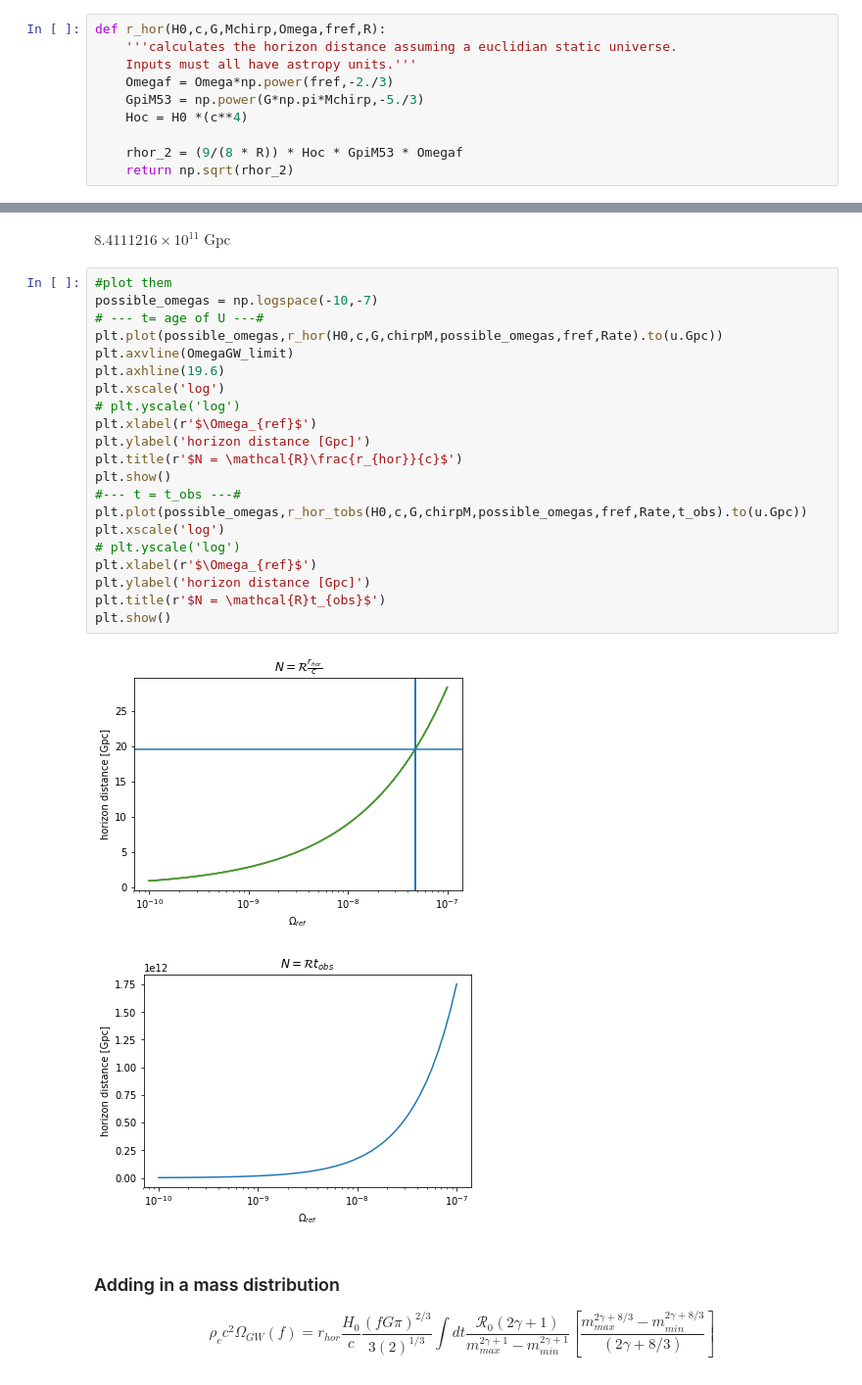
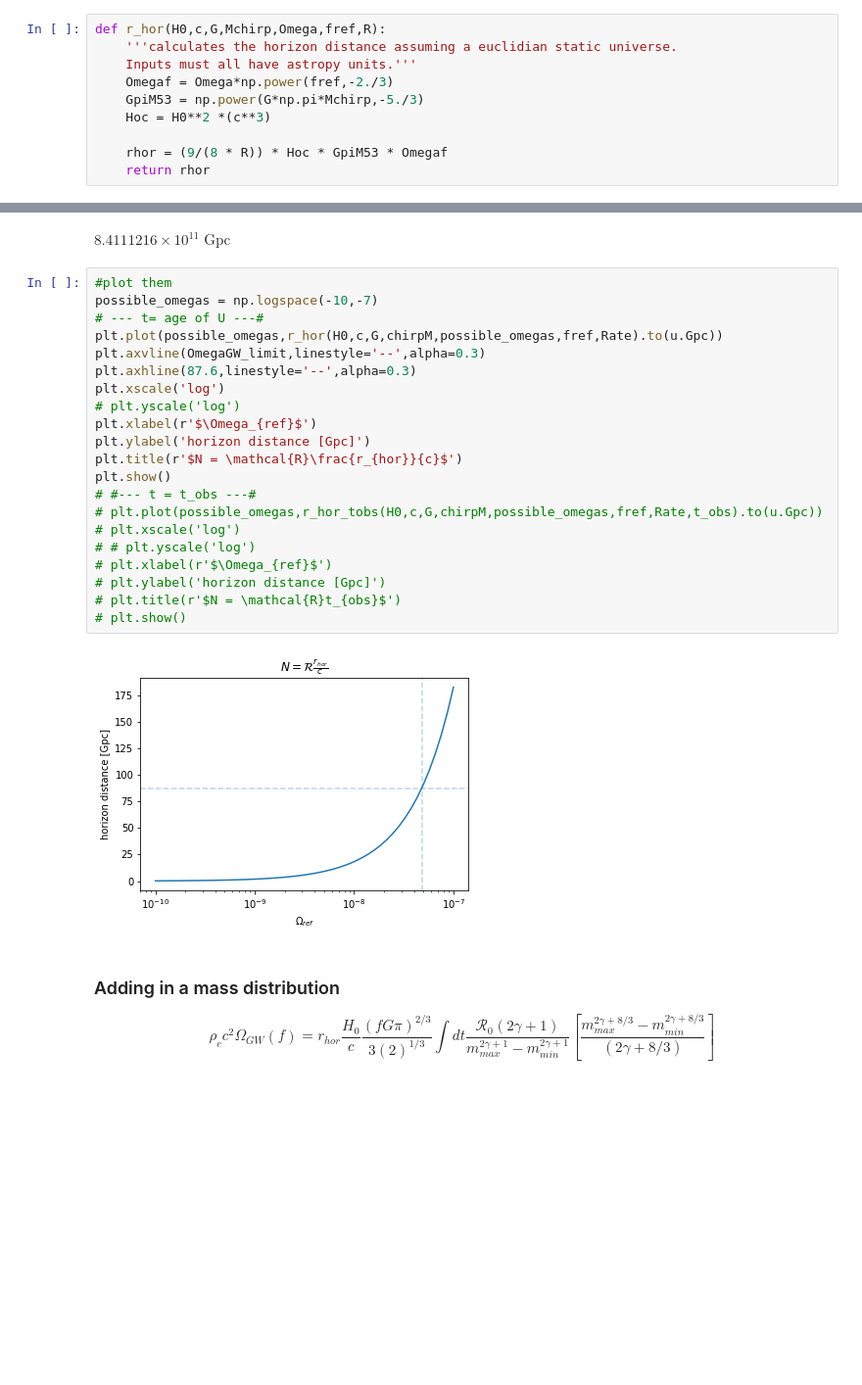
Before and after one commit to afarah18/stochastic_cosmo, a Jupyter notebook: horizon_dist_calculator.ipynb, the cells around one changed output, grey strips where cells are left out. Shown at 98% size. Drawn from its saved outputs; the diff is of its cells as text; blank space fills up the shorter version.

```diff
--- a/horizon_dist_calculator.ipynb
+++ b/horizon_dist_calculator.ipynb
@@ -32,10 +32,10 @@ def r_hor(H0,c,G,Mchirp,Omega,fref,R):
     Inputs must all have astropy units.'''
     Omegaf = Omega*np.power(fref,-2./3)
     GpiM53 = np.power(G*np.pi*Mchirp,-5./3)
-    Hoc = H0 *(c**4)
+    Hoc = H0**2 *(c**3)
 
-    rhor_2 = (9/(8 * R)) * Hoc * GpiM53 * Omegaf
-    return np.sqrt(rhor_2)
+    rhor = (9/(8 * R)) * Hoc * GpiM53 * Omegaf
+    return rhor
 # %%
 r = r_hor(H0,c,G,chirpM,OmegaGW_limit,fref,Rate)
 r.to(u.Gpc)
@@ -71,27 +73,26 @@ $8.4111216 \times 10^{11} \; \mathrm{Gpc}$
 # %%
 #plot them
 possible_omegas = np.logspace(-10,-7)
 # --- t= age of U ---#
 plt.plot(possible_omegas,r_hor(H0,c,G,chirpM,possible_omegas,fref,Rate).to(u.Gpc))
-plt.axvline(OmegaGW_limit)
-plt.axhline(19.6)
+plt.axvline(OmegaGW_limit,linestyle='--',alpha=0.3)
+plt.axhline(87.6,linestyle='--',alpha=0.3)
 plt.xscale('log')
 # plt.yscale('log')
 plt.xlabel(r'$\Omega_{ref}$')
 plt.ylabel('horizon distance [Gpc]')
 plt.title(r'$N = \mathcal{R}\frac{r_{hor}}{c}$')
 plt.show()
-#--- t = t_obs ---#
-plt.plot(possible_omegas,r_hor_tobs(H0,c,G,chirpM,possible_omegas,fref,Rate,t_obs).to(u.Gpc))
-plt.xscale('log')
-# plt.yscale('log')
-plt.xlabel(r'$\Omega_{ref}$')
-plt.ylabel('horizon distance [Gpc]')
-plt.title(r'$N = \mathcal{R}t_{obs}$')
-plt.show()
+# #--- t = t_obs ---#
+# plt.plot(possible_omegas,r_hor_tobs(H0,c,G,chirpM,possible_omegas,fref,Rate,t_obs).to(u.Gpc))
+# plt.xscale('log')
+# # plt.yscale('log')
+# plt.xlabel(r'$\Omega_{ref}$')
+# plt.ylabel('horizon distance [Gpc]')
+# plt.title(r'$N = \mathcal{R}t_{obs}$')
+# plt.show()
 # %% [output]
-[figure, old version]
+[figure, new version]
-[figure, removed]
 # %% [markdown]
 ### Adding in a mass distribution
 
```
Also changed, not shown: parts of 7 cells of this notebook, 3 other files.
